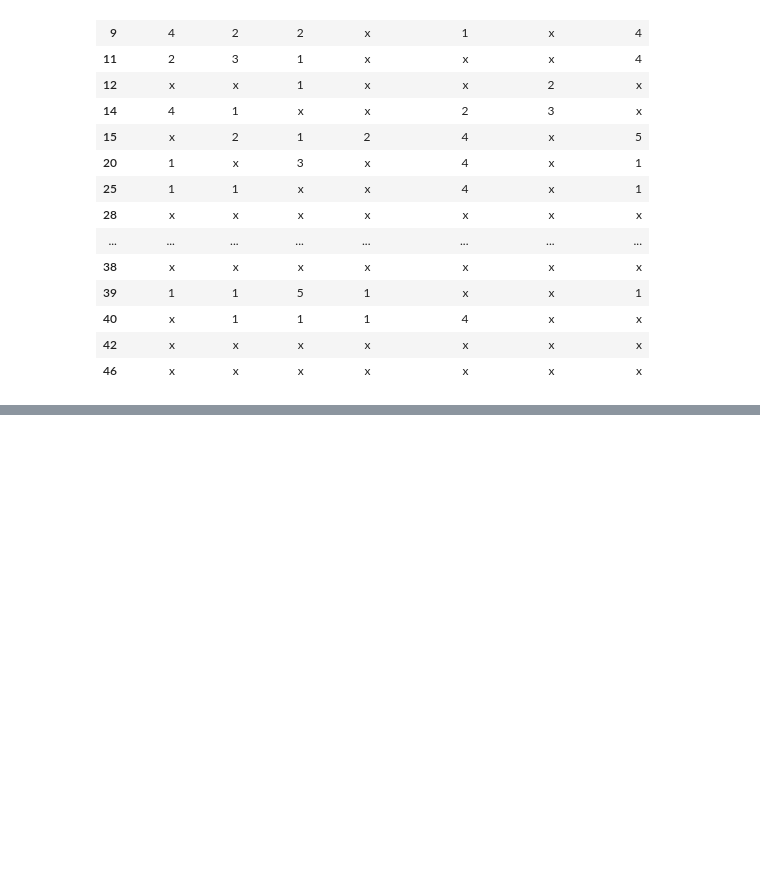
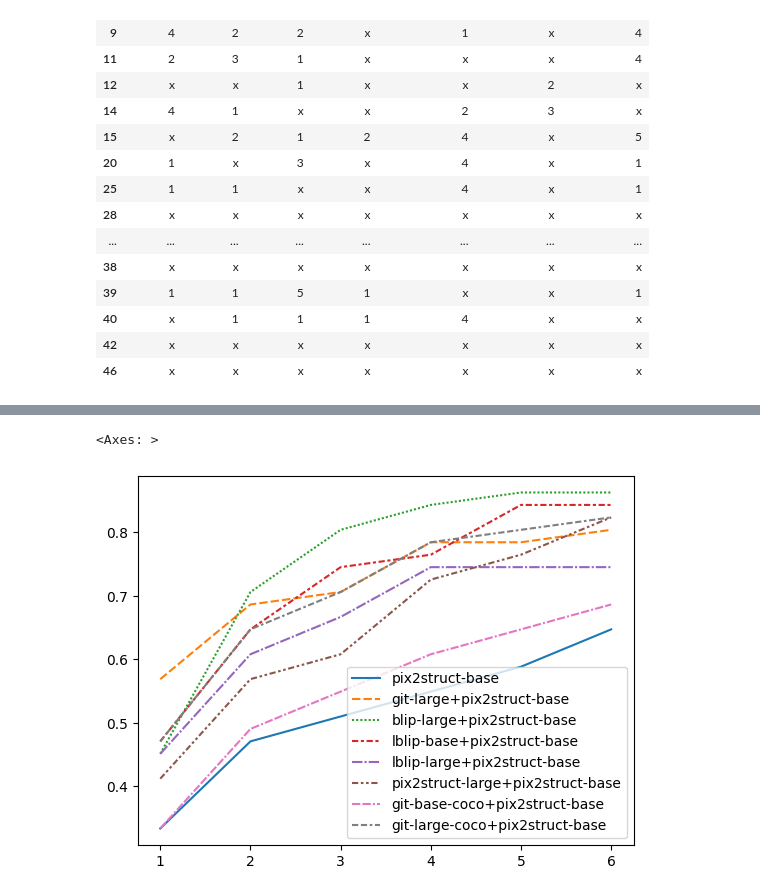
Before and after one commit to naormatania/cyber-ai, a Jupyter notebook: Image-Captioning/notebooks/Model comparison.ipynb, the cells around one changed output, grey strips where cells are left out. Cells and saved outputs as stored; diff of their text form; code cells hidden in the pictures; blank space fills up the shorter version.

```diff
--- a/Image-Captioning/notebooks/Model comparison.ipynb
+++ b/Image-Captioning/notebooks/Model comparison.ipynb
@@ -177,0 +87,2 @@ dtype: int64
+# %%
+rest_of_models = ["git-large", "blip-large", "lblip-base", "lblip-large", "pix2struct-large", "git-base-coco", "git-large-coco"]
@@ -177,0 +99,18 @@ dtype: int64
+# %%
+ndf = df.copy()
+# %%
+def min_cap_result(res1,res2):
+    if res1 == 'x':
+        return res2
+    if res2 == 'x':
+        return res1
+    return min(res1,res2)
+
+for model in rest_of_models:
+    ndf[model+'+pix2struct-base']=ndf.apply(lambda row: min_cap_result(row[model],row["pix2struct-base"]),axis=1)
+ndf = ndf.drop(columns=rest_of_models)
+# %%
+correct_pct = (~(ndf == 'x')).sum()/len(ndf)
+top_k_pct = [(ndf.replace('x', 100).astype(int) <= i).sum().to_frame().rename(columns={0: i})/len(ndf) for i in range(5,0,-1)]
+ndfx = pd.concat([correct_pct]+top_k_pct,axis=1).rename(columns={0: 6})
+ndfx
@@ -177,0 +127,5 @@ dtype: int64
+# %%
+sns.lineplot(ndfx.T)
+# %% [output]
+<Axes: >
+[figure, added]
```
Also changed, not shown: parts of 14 cells of this notebook, 1 other file.
